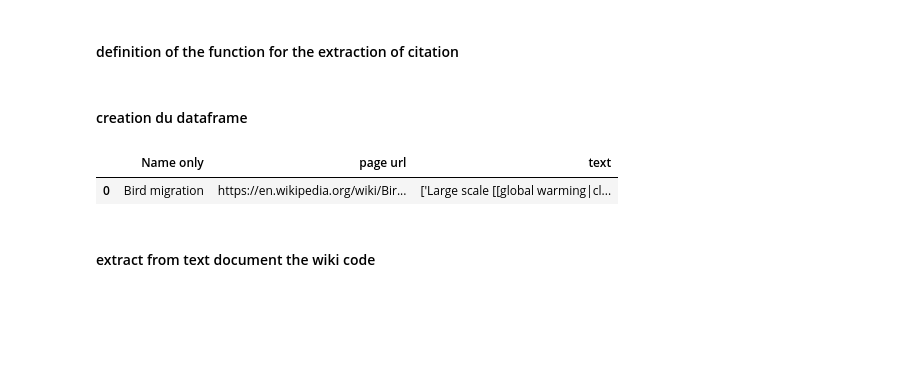
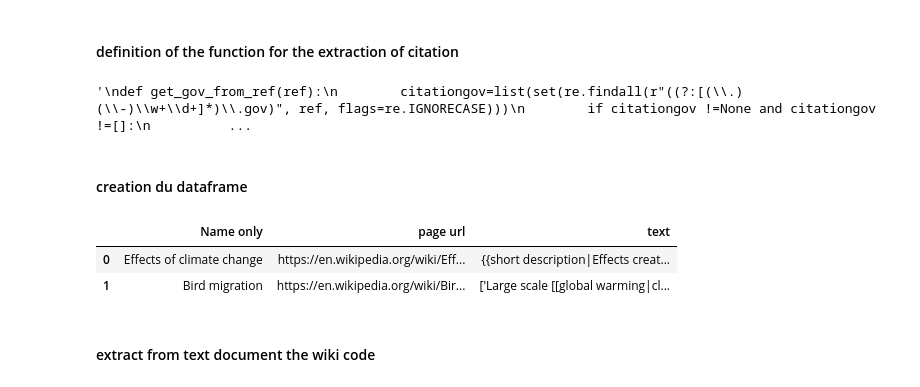
Before and after one commit to Augustoni/wiki-score, a Jupyter notebook: Copie_de_V2_4Creation_data_csv_w__corpus_selection_complete.ipynb, the cells around one changed output. Saved outputs shown, nothing was run; the diff lists cells and outputs as text; code cells hidden in the pictures; blank space fills up the shorter version.

```diff
--- a/Copie_de_V2_4Creation_data_csv_w__corpus_selection_complete.ipynb
+++ b/Copie_de_V2_4Creation_data_csv_w__corpus_selection_complete.ipynb
@@ -137,3 +135,3 @@ The code that caused this warning is on line 389 of the file C:\Users\aaugr\anac
 # %%
-search_list=["Bird migration"]
+search_list=["Effects of climate change", "Bird migration"]
 # %%
@@ -258,19 +239,14 @@ def get_org_from_ref(ref):
 # %%
-def get_gov_from_ref(ref):
-        citationgov=list(set(re.findall(r"((?:[(\.)(\-)\w+\d+]*)\.gov)", ref, flags=re.IGNORECASE)))
-        if citationgov !=None and citationgov !=[]:
-            g= {"gov" : citationgov}
-            gov = {k: v for k, v in g.items() if v}
-            return gov
-        else:
-            return{}
-def get_com_from_ref(ref):
-        citationgov=list(set(re.findall(r"((?:[(\.)(\-)\w+\d+]*)\.com)", ref, flags=re.IGNORECASE)))
-        if citationgov !=None and citationgov !=[]:
-            g= {"com" : citationgov}
-            com = {k: v for k, v in g.items() if v}
-            return com
-        else:
-            return{}
+def get_cit_from_ref(ref):
+    d = dict(re.findall(r"((?:[(?:\.)(?:\-)\w]*)\.(org|com|gov))", ref, flags=re.IGNORECASE))
+
+    if 'web.archive.org' in d:
+        d.pop('web.archive.org', None)
+        #d.remove('web.archive.org')
+    ids = {v: k for k, v in d.items() if v}
+
+    return ids
+# %% [output]
+'\ndef get_gov_from_ref(ref):\n        citationgov=list(set(re.findall(r"((?:[(\\.)(\\-)\\w+\\d+]*)\\.gov)", ref, flags=re.IGNORECASE)))\n        if citationgov !=None and citationgov !=[]:\n          ...
 # %%
 def get_IPCC_from_ref(ref):
@@ -301,32 +277,44 @@ def get_guardian_from_ref(ref):
 # %% [markdown]
 #### creation du dataframe
 # %%
-def crea_dataframe(search_list,keyword : str):
+def crea_dataframe(search_list : list,keyword : str)-> pd.DataFrame:
+    '''
+    param search_list: liste containing the name of all the articles
+    param keyword: string containing the keyword that we want to scrap
+
+
+    return: data frame containg the name, the url and the wikicode of the entire page if the keyword is in the title.
+    If it's not it returns the wiki code of the section containing the keyword only.
+    '''
     tableau =[] #creation of a list that will contain a dictionnary for each page with the information
+    recode= r'(?:==(?:\w|\ )*?(?:'+keyword[0].lower()+'|'+keyword[0].upper()+')'+keyword[1:]+'(?:\w|\ )*?==\n)((?:.|\n)*?)(?:==(?:\w|\ )*==\n)'
+    recode2=r'(?:===(?:\w|\ )*?(?:'+keyword[0].lower()+'|'+keyword[0].upper()+')'+keyword[1:]+'(?:\w|\ )*?===\n)((?:.|\n)*?)(?:(?:===|==)(?:\w|\ )*(?:===|==)\n)'
     for i in range(len(search_list)):
+
         page =wikipedia.page(search_list[i], auto_suggest = False)
         page_title =page.title #give the clean name of the page
         page_url=page.url #give the url of the page
         site = pywikibot.Site("en", "wikipedia")
         page = pywikibot.Page(site, page_title)
         if keyword.lower() in page_title.lower():
             page_text=page.text
         else:
-            page_text = str(re.findall(r'(?:==(?:\w|\ )*?(?:C|c)limate change(?:\w|\ )*?==\n)((?:.|\n)*?)(?:==(?:\w|\ )*==\n)', page.text))
+            page_text = str(re.findall(recode , page.text))
         if page_text=="[]":
-            page_text = str(re.findall(r'(?:===(?:\w|\ )*?(?:C|c)limate change(?:\w|\ )*?===\n)((?:.|\n)*?)(?:(?:===|==)(?:\w|\ )*(?:===|==)\n)', page.text))
+            page_text = str(re.findall(recode2, page.text))
 
         infopage ={'Name only' : page_title, 'page url' :page_url,'text':page_text}
         tableau.append(infopage)
     df=pd.DataFrame.from_dict(tableau)
     return df
 
 
 df=crea_dataframe(search_list,"climate change")
 df
 # %% [output]
 |  | Name only | page url | text |
-| 0 | Bird migration | https://en.wikipedia.org/wiki/Bir... | ['Large scale [[global warming|cl... |
+| 0 | Effects of climate change | https://en.wikipedia.org/wiki/Eff... | {{short description|Effects creat... |
+| 1 | Bird migration | https://en.wikipedia.org/wiki/Bir... | ['Large scale [[global warming|cl... |
 # %% [markdown]
 #### extract from text document the wiki code
 # %%
```
Also changed, not shown: parts of 16 cells of this notebook.
